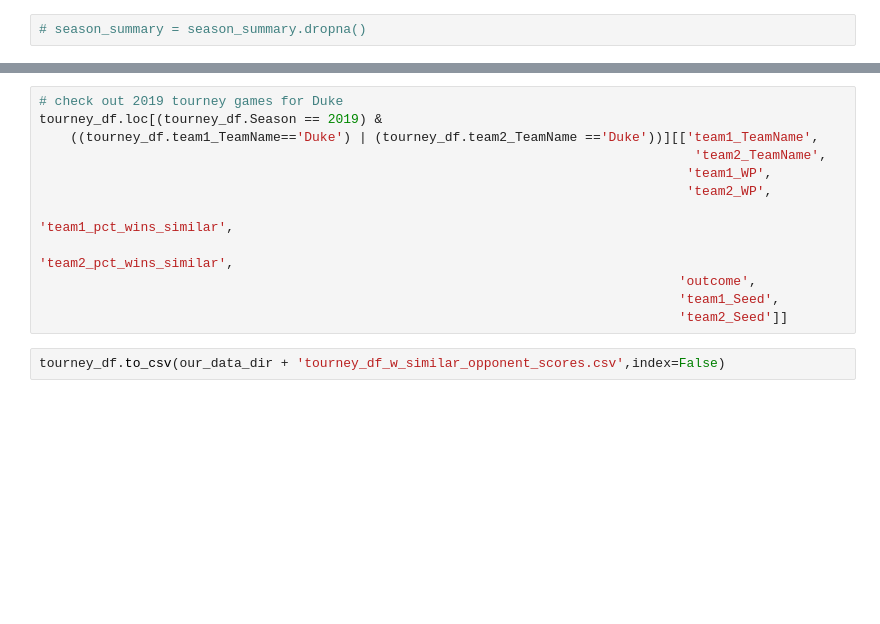
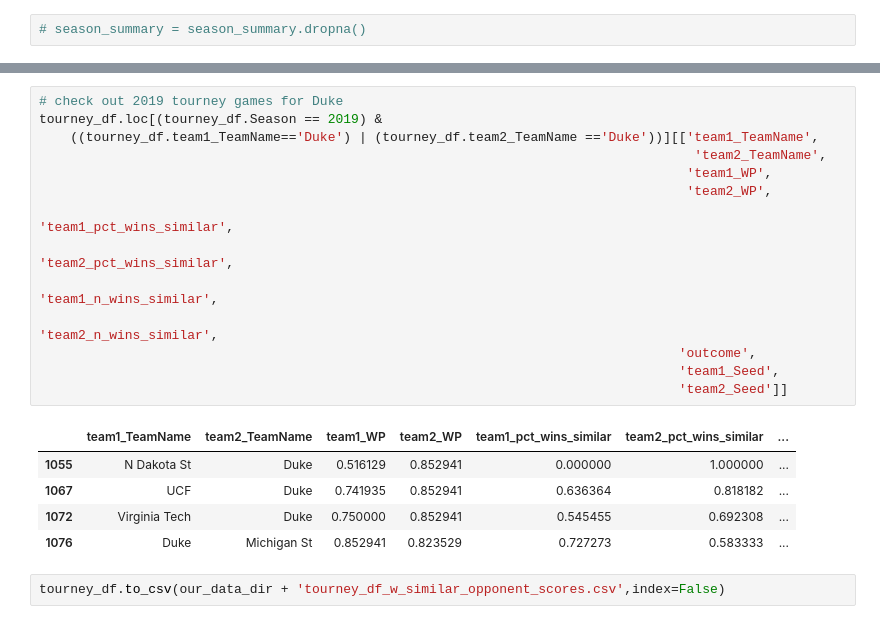
Before and after one commit to jcampbellsjci/march_madness_20, a Jupyter notebook: python/Similar Opponents.ipynb, the cells around one changed output, grey strips where cells are left out. Saved outputs shown, nothing was run; the diff lists cells and outputs as text; blank space fills up the shorter version.

```diff
--- a/python/Similar Opponents.ipynb
+++ b/python/Similar Opponents.ipynb
@@ -119,14 +191,22 @@ plt.show()
 # %%
 # check out 2019 tourney games for Duke
 tourney_df.loc[(tourney_df.Season == 2019) &
     ((tourney_df.team1_TeamName=='Duke') | (tourney_df.team2_TeamName =='Duke'))][['team1_TeamName',
                                                                                     'team2_TeamName',
                                                                                    'team1_WP',
                                                                                    'team2_WP',
                                                                                     'team1_pct_wins_similar',
                                                                                    'team2_pct_wins_similar',
+                                                                                   'team1_n_wins_similar',
+                                                                                   'team2_n_wins_similar',
                                                                                   'outcome',
                                                                                   'team1_Seed',
                                                                                   'team2_Seed']]
+# %% [output]
+|  | team1_TeamName | team2_TeamName | team1_WP | team2_WP | team1_pct_wins_similar | team2_pct_wins_similar | ... |
+| 1055 | N Dakota St | Duke | 0.516129 | 0.852941 | 0.000000 | 1.000000 | ... |
+| 1067 | UCF | Duke | 0.741935 | 0.852941 | 0.636364 | 0.818182 | ... |
+| 1072 | Virginia Tech | Duke | 0.750000 | 0.852941 | 0.545455 | 0.692308 | ... |
+| 1076 | Duke | Michigan St | 0.852941 | 0.823529 | 0.727273 | 0.583333 | ... |
 # %%
 tourney_df.to_csv(our_data_dir + 'tourney_df_w_similar_opponent_scores.csv',index=False)
```
Also changed, not shown: parts of 17 cells of this notebook.
